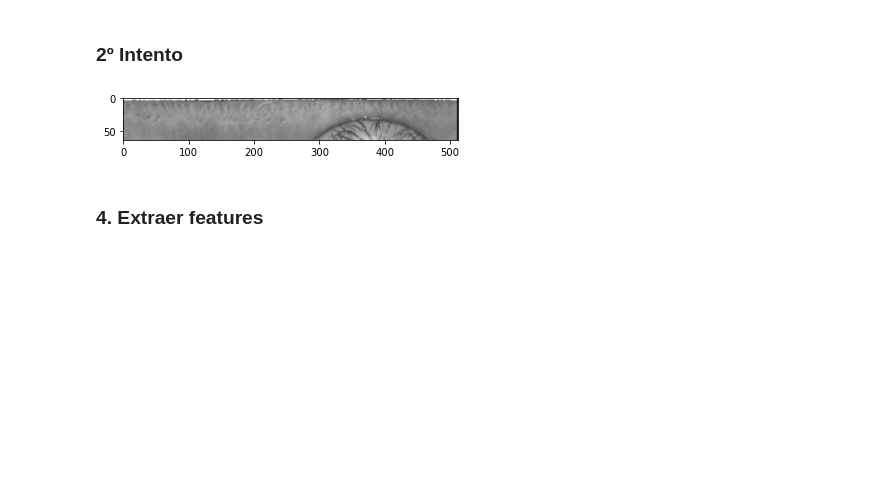
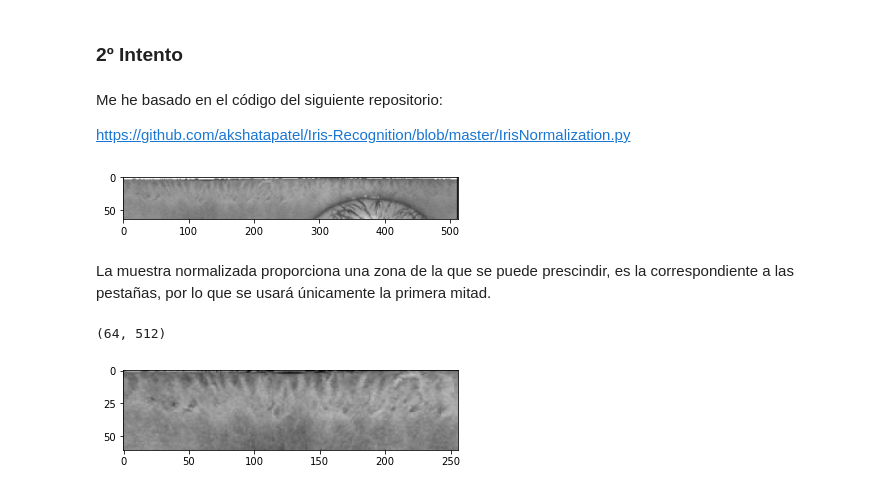
Before and after one commit to dbo1001/UBU-TFG-iris_classifier, a Jupyter notebook: notebooks/#5 Red U-Net.ipynb, the cells around one changed output. Drawn from its saved outputs; the diff is of its cells as text; code cells hidden in the pictures; blank space fills up the shorter version.

```diff
--- a/notebooks/#5 Red U-Net.ipynb
+++ b/notebooks/#5 Red U-Net.ipynb
@@ -491,6 +491,10 @@ plt.title("Polar Image");
 [figure]
 # %% [markdown]
 ### 2º Intento
+# %% [markdown]
+Me he basado en el código del siguiente repositorio:
+
+https://github.com/akshatapatel/Iris-Recognition/blob/master/IrisNormalization.py
 # %%
 target = [img for img in boundaries]
 normalized=[]
@@ -526,5 +530,16 @@ for img in target:
 plt.imshow(normalized[0], "gray");
 # %% [output]
 [figure]
-# %% [markdown]
-### 4. Extraer features
+# %% [markdown]
+La muestra normalizada proporciona una zona de la que se puede prescindir, es la correspondiente a las pestañas, por lo que se usará únicamente la primera mitad.
+# %%
+h,w = normalized[0].shape # height, width
+h,w
+# %% [output]
+(64, 512)
+# %%
+# ajustamos verticalmente también ya que hay una pequeña zona que no aporta nada(~3)
+roi = normalized[0][3:h, 0:int(512/2)]
+plt.imshow(roi,"gray");
+# %% [output]
+[figure, added]
```
Also changed, not shown: parts of 2 cells of this notebook.
